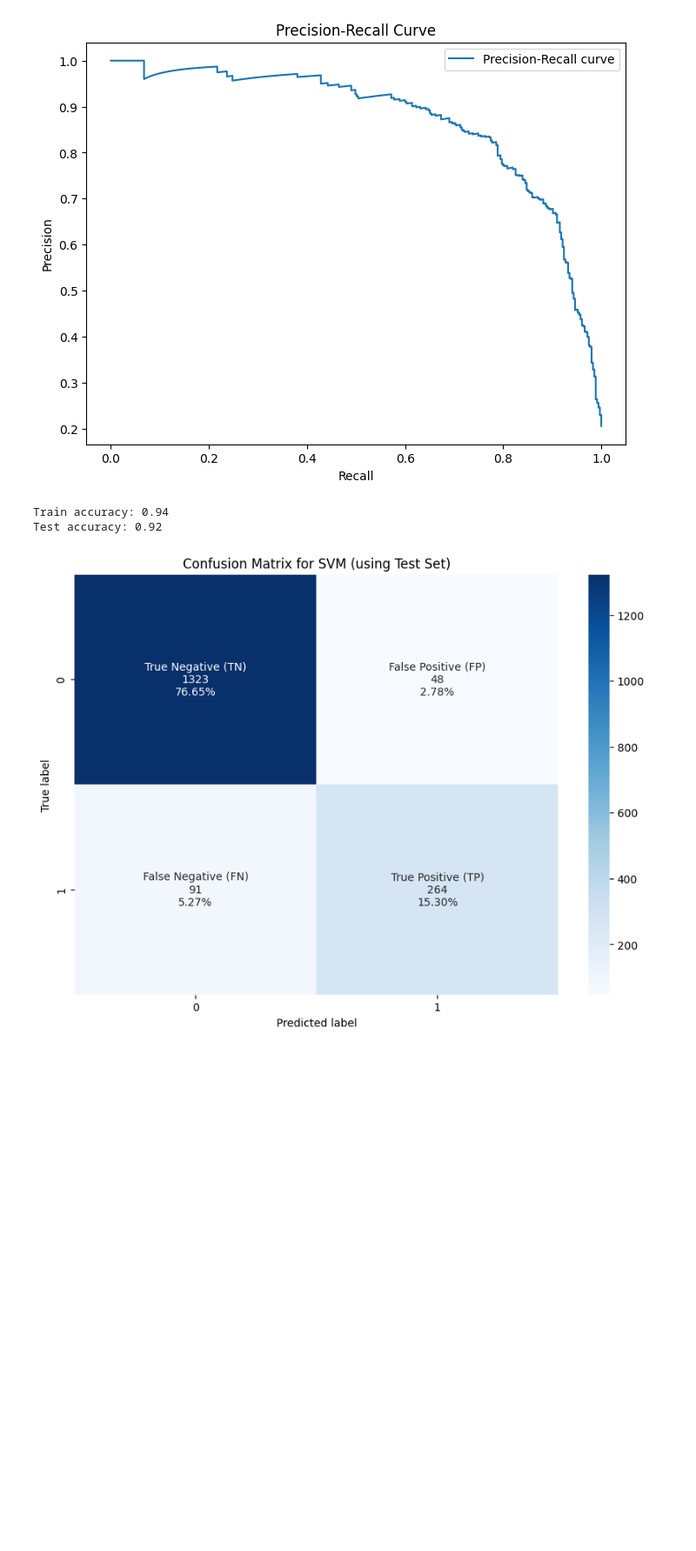
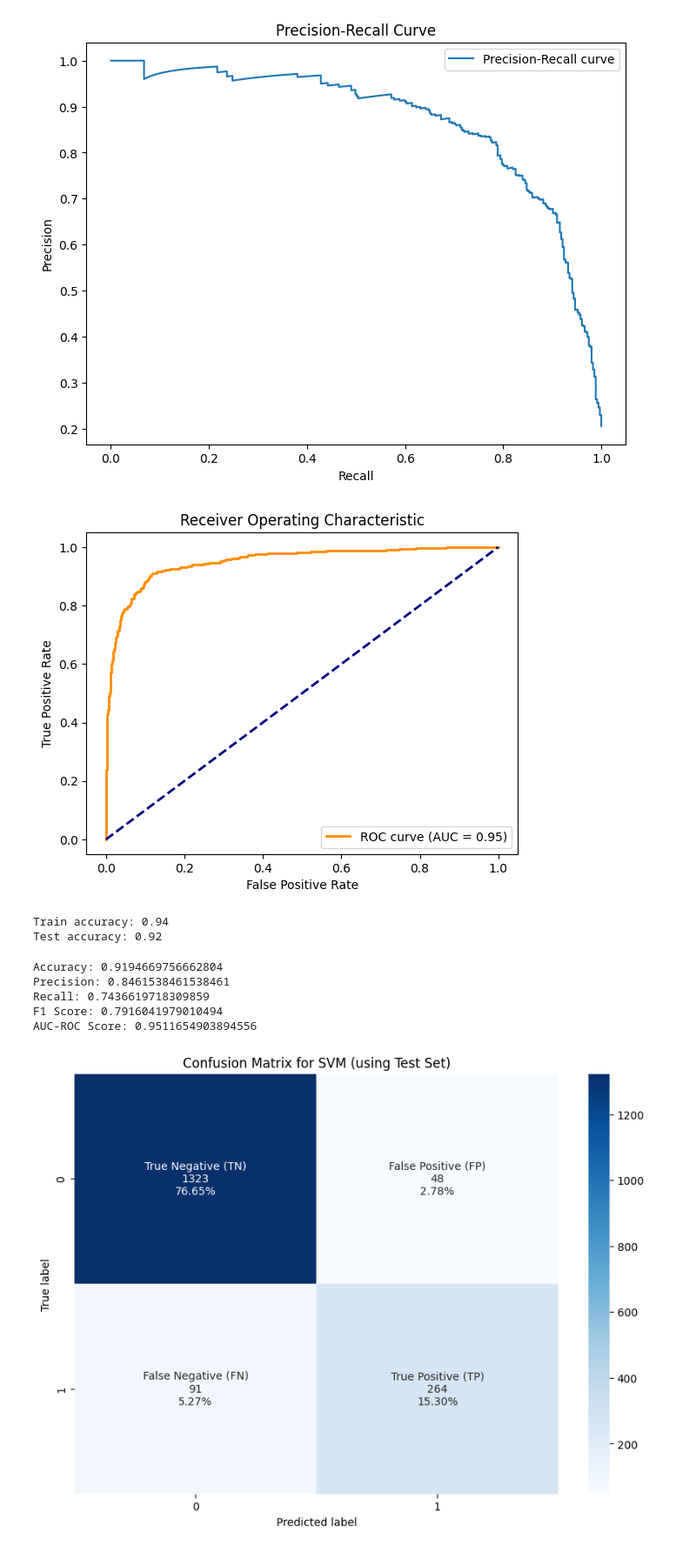
Before and after one commit to son-ra/STA_221_project_code, a Jupyter notebook: testing_different_stats_models.ipynb, the cells around one changed output. Shown: that part at 87% size. Drawn from its saved outputs; the diff is of its cells as text; code cells hidden in the pictures; blank space fills up the shorter version.

Commit message:
metrics and ROC curve for LR, SVM and GMM

```diff
--- a/testing_different_stats_models.ipynb
+++ b/testing_different_stats_models.ipynb
@@ -150,6 +171,21 @@ plt.legend()
 plt.show()
 # %% [output]
 [figure]
+# %%
+# Plot ROC curve
+fpr, tpr, thresholds = roc_curve(y_test, clf.predict_proba(X_test)[:, 1])
+roc_auc = auc(fpr, tpr)
+
+plt.figure()
+plt.plot(fpr, tpr, color='darkorange', lw=2, label='ROC curve (AUC = %0.2f)' % roc_auc)
+plt.plot([0, 1], [0, 1], color='navy', lw=2, linestyle='--')
+plt.xlabel('False Positive Rate')
+plt.ylabel('True Positive Rate')
+plt.title('Receiver Operating Characteristic')
+plt.legend(loc="lower right")
+plt.show()
+# %% [output]
+[figure, added]
 # %%
 ##### support vector machine
 threshold = 0.5
@@ -171,6 +207,25 @@ print('Test accuracy: %.2f' % test_accuracy)
 # %% [output]
 Train accuracy: 0.94
 Test accuracy: 0.92
+# %%
+accuracy = accuracy_score(y_test, y_test_pred_binary)
+precision = precision_score(y_test, y_test_pred_binary)
+recall = recall_score(y_test, y_test_pred_binary)
+f1 = f1_score(y_test, y_test_pred_binary)
+roc_auc = roc_auc_score(y_test, regr.predict(X_test))
+
+# Print the metrics
+print("Accuracy:", accuracy)
+print("Precision:", precision)
+print("Recall:", recall)
+print("F1 Score:", f1)
+print("AUC-ROC Score:", roc_auc)
+# %% [output]
+Accuracy: 0.9194669756662804
+Precision: 0.8461538461538461
+Recall: 0.7436619718309859
+F1 Score: 0.7916041979010494
+AUC-ROC Score: 0.9511654903894556
 # %%
 plot_confusion_matrix(y_test, y_test_pred_binary, "SVM")
 # %% [output]
```
Also changed, not shown: parts of 6 cells of this notebook.
